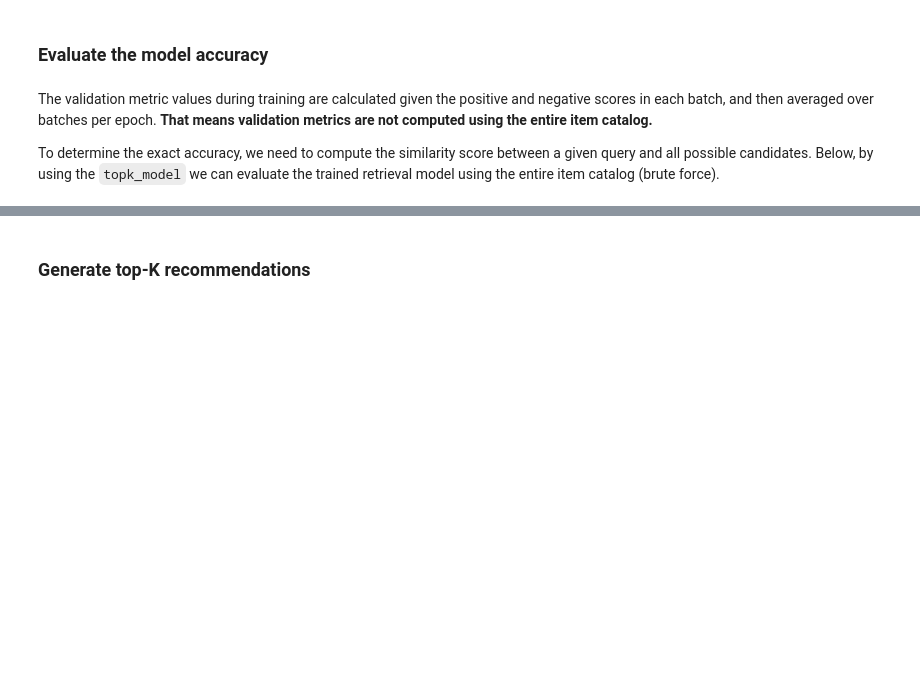
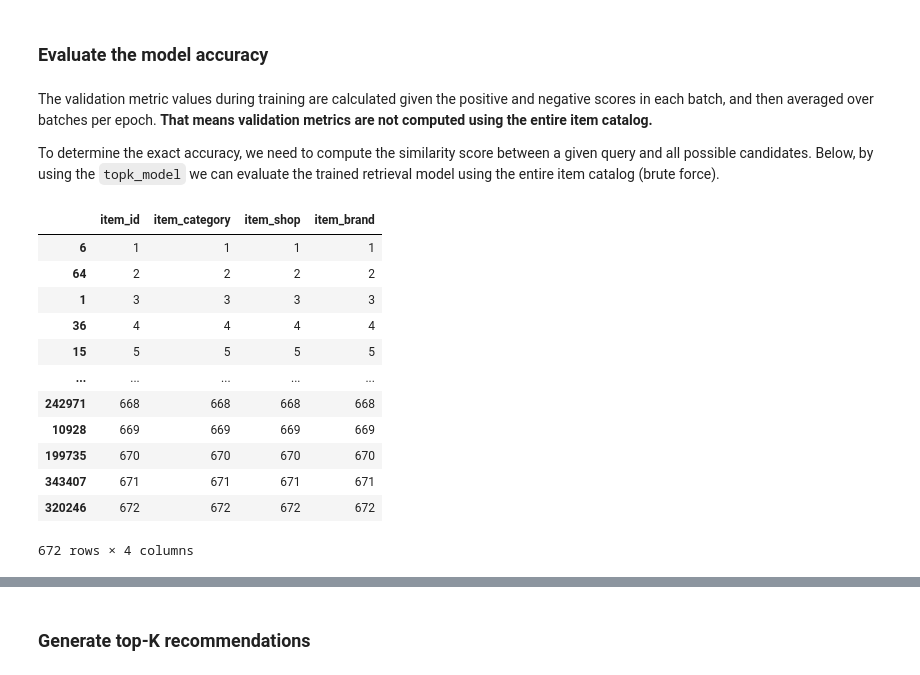
Before and after one commit to redis-developer/redis-nvidia-recsys, a Jupyter notebook: offline-batch-recsys/Offline-Batch-Recommender-System.ipynb, the cells around one changed output, grey strips where cells are left out. Cells and saved outputs as stored; diff of their text form; code cells hidden in the pictures; blank space fills up the shorter version.

```diff
--- a/offline-batch-recsys/Offline-Batch-Recommender-System.ipynb
+++ b/offline-batch-recsys/Offline-Batch-Recommender-System.ipynb
@@ -77,8 +89,7 @@ train = Dataset(train)
 valid = Dataset(valid)
 # %%
 # Defin output path for data
-
-DATA_DIR = os.environ['PWD'] +"data/"
+DATA_DIR = os.environ['PWD'] +"/data/"
 OUTPUT_DATA_DIR = os.path.join(DATA_DIR, "processed")
 CATEGORY_TEMP_DIR = os.path.join(DATA_DIR, "categories")
 # %%
@@ -126,8 +137,8 @@ A Two-Tower Model consists of item (candidate) and user (query) encoder towers.
 Image Adapted from: [Off-policy Learning in Two-stage Recommender Systems](https://dl.acm.org/doi/abs/10.1145/3366423.3380130)
 # %%
 # Load from file
-train = Dataset(os.path.join(output_path, "train", "*.parquet"))
-valid = Dataset(os.path.join(output_path, "valid", "*.parquet"))
+train = Dataset(os.path.join(OUTPUT_DATA_DIR, "train", "*.parquet"))
+valid = Dataset(os.path.join(OUTPUT_DATA_DIR, "valid", "*.parquet"))
 # %% [markdown]
 Use the `schema` object to define our model. Select features with user and item tags, and be sure to exclude target column.
 # %%
@@ -218,3 +254,20 @@ candidate_features.head()
+# %%
+# Here's a display of all of the items
+candidate_features.to_ddf().compute()
+# %% [output]
+|  | item_id | item_category | item_shop | item_brand |
+| 6 | 1 | 1 | 1 | 1 |
+| 64 | 2 | 2 | 2 | 2 |
+| 1 | 3 | 3 | 3 | 3 |
+| 36 | 4 | 4 | 4 | 4 |
+| 15 | 5 | 5 | 5 | 5 |
+| ... | ... | ... | ... | ... |
+| 242971 | 668 | 668 | 668 | 668 |
+| 10928 | 669 | 669 | 669 | 669 |
+| 199735 | 670 | 670 | 670 | 670 |
+| 343407 | 671 | 671 | 671 | 671 |
+| 320246 | 672 | 672 | 672 | 672 |
+672 rows × 4 columns
 # %%
 # Convert model to a top_k_encoder
 topk_model = model.to_top_k_encoder(candidate_features, k=20, batch_size=128)
```
Also changed, not shown: parts of 35 cells of this notebook.
